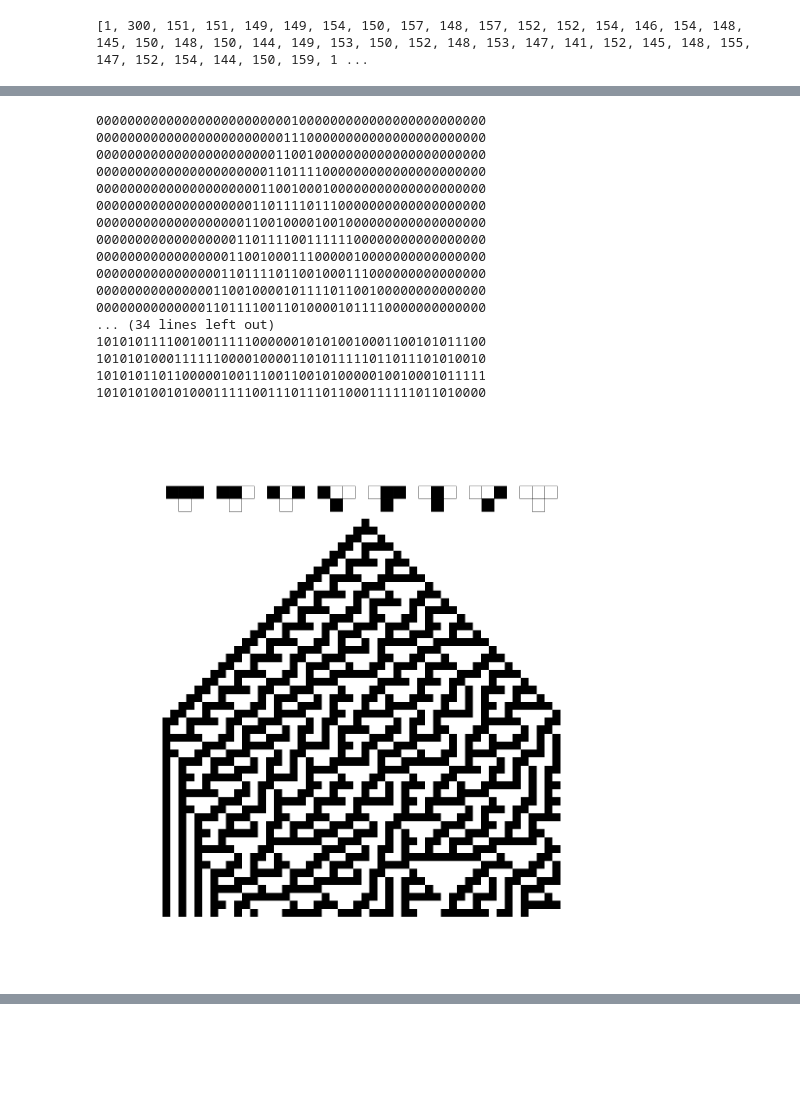
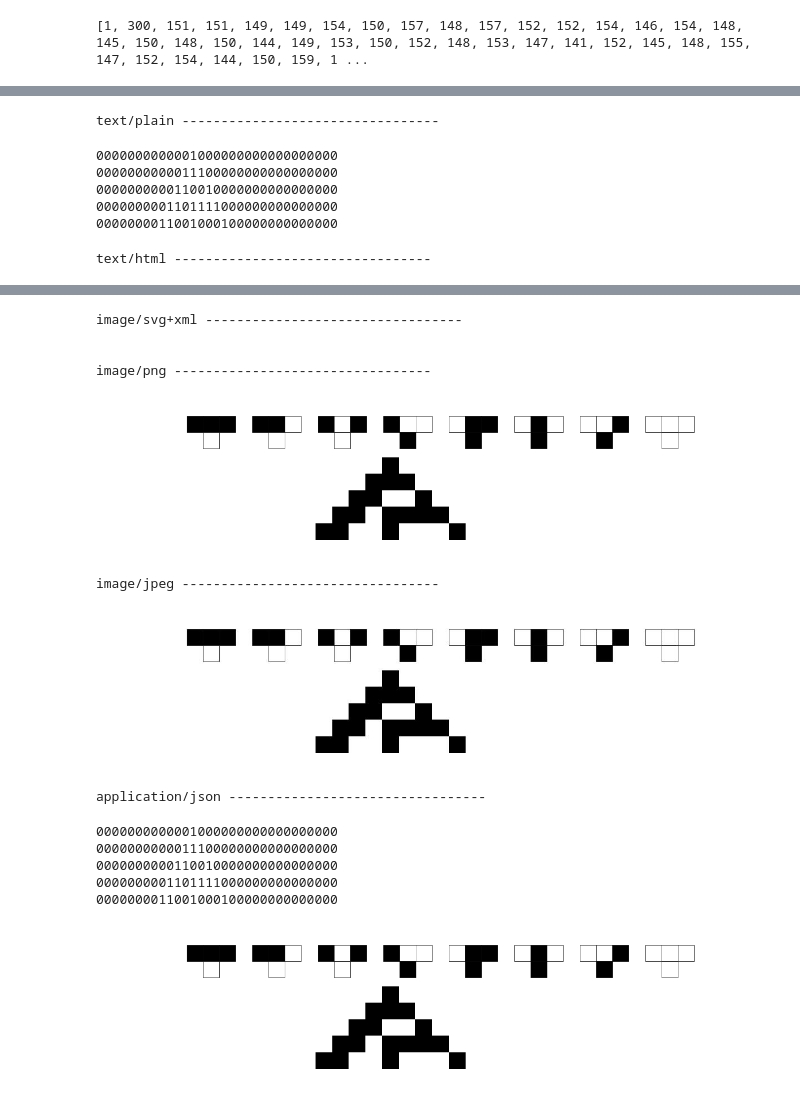
Before and after one commit to orome/automata-py, a Jupyter notebook: demo.ipynb, the cells around one changed output, grey strips where cells are left out. Drawn from its saved outputs; the diff is of its cells as text; code cells hidden in the pictures; blank space fills up the shorter version.

Commit message:
Improve Jupyter display implementations

```diff
--- a/demo.ipynb
+++ b/demo.ipynb
@@ -433,23 +432,0 @@ non_memoized_time/memoized_time
-# %%
-eg_ca = CellularAutomata(30, '1', frame_steps=50, frame_width=50)
-print(eg_ca)
-display(eg_ca)
-# %% [output]
-00000000000000000000000001000000000000000000000000
-00000000000000000000000011100000000000000000000000
-00000000000000000000000110010000000000000000000000
-00000000000000000000001101111000000000000000000000
-00000000000000000000011001000100000000000000000000
-00000000000000000000110111101110000000000000000000
-00000000000000000001100100001001000000000000000000
-00000000000000000011011110011111100000000000000000
-00000000000000000110010001110000010000000000000000
-00000000000000001101111011001000111000000000000000
-00000000000000011001000010111101100100000000000000
-00000000000000110111100110100001011110000000000000
-... (34 lines left out)
-10101011110010011111000000101010010001100101011100
-10101010001111110000100001101011111011011101010010
-10101011011000001001110011001010000010010001011111
-10101010010100011111001110111011000111111011010000
-[figure, removed]
@@ -457,0 +433,15 @@ display(eg_ca)
+# %%
+eg_ca = CellularAutomata(30, '1000000', frame_steps=5, frame_width=31)
+implemented_formats = get_ipython().display_formatter.format(eg_ca)[0].keys()
+# implemented_formats = ['text/plain', 'image/png' ,'image/jpeg', 'application/json']
+for format in implemented_formats:
+    print(f"\n\n{format} ---------------------------------")
+    display(eg_ca, include=[format])
+# %% [output]
+text/plain ---------------------------------
+0000000000001000000000000000000
+0000000000011100000000000000000
+0000000000110010000000000000000
+0000000001101111000000000000000
+0000000011001000100000000000000
+text/html ---------------------------------
@@ -457,0 +449,18 @@ display(eg_ca)
+image/svg+xml ---------------------------------
+
+
+image/png ---------------------------------
+[figure, added]
+image/jpeg ---------------------------------
+[figure, added]
+application/json ---------------------------------
+# %%
+print(eg_ca)
+display(eg_ca)
+# %% [output]
+0000000000001000000000000000000
+0000000000011100000000000000000
+0000000000110010000000000000000
+0000000001101111000000000000000
+0000000011001000100000000000000
+[figure, added]
```
Also changed, not shown: parts of 6 cells of this notebook, 2 other files.
